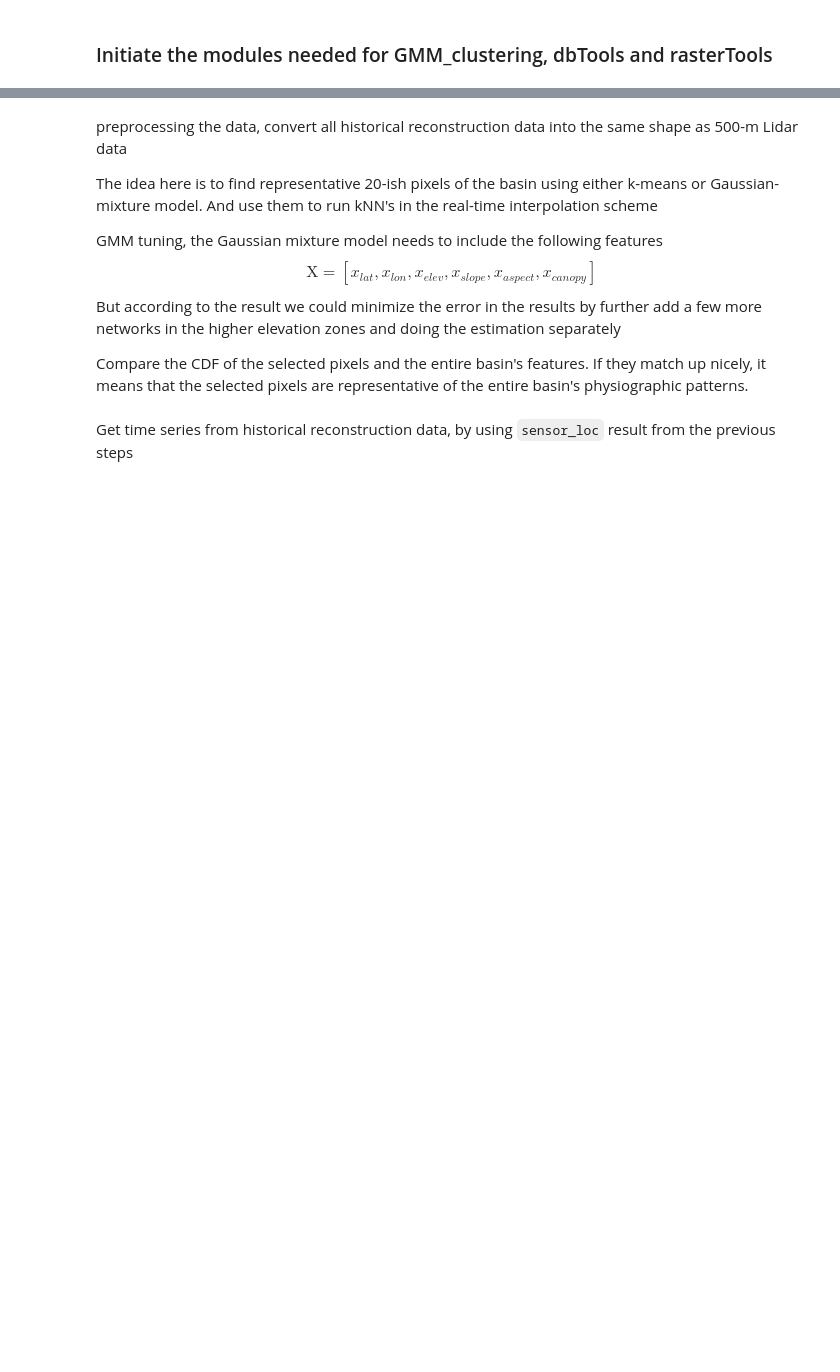
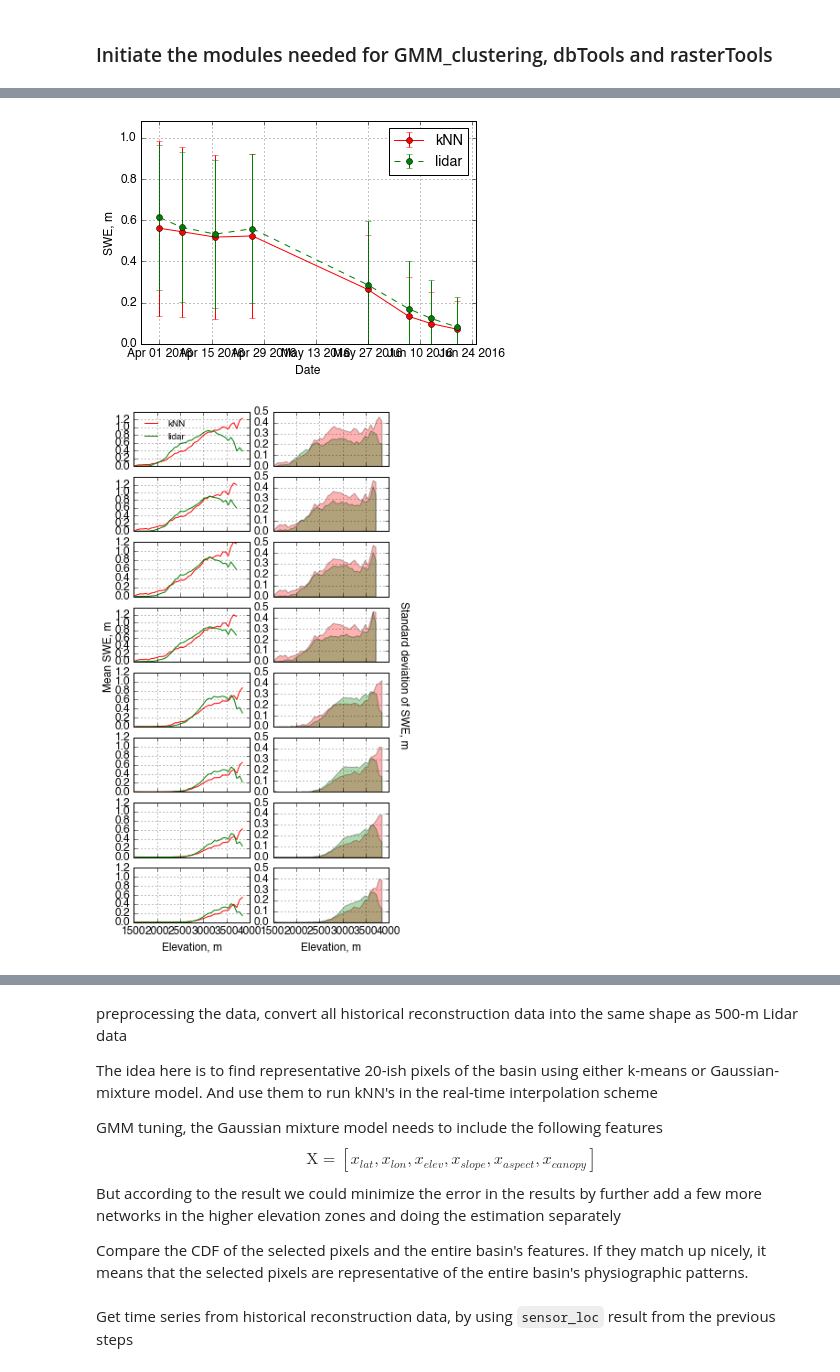
Before and after one commit to zeshi1990/swe_interpolation, a Jupyter notebook: aso_data_kNN_simulation.ipynb, the cells around one changed output, grey strips where cells are left out. Cells and saved outputs as stored; diff of their text form; code cells hidden in the pictures; blank space fills up the shorter version.

```diff
--- a/aso_data_kNN_simulation.ipynb
+++ b/aso_data_kNN_simulation.ipynb
@@ -12,7 +12,20 @@ date_list = {2014:{"Merced":[date(2014, 3, 24),
                              date(2014, 4, 20),
                              date(2014, 4, 28),
                              date(2014, 5, 2),
-                             date(2014, 5, 11)]},
+                             date(2014, 5, 11)],
+                  "Tuolumne_survey": [date(2014, 3, 23),
+                             date(2014, 4, 7),
+                             date(2014, 4, 13),
+                             date(2014, 4, 20),
+                             date(2014, 4, 28),
+                             date(2014, 5, 2),
+                             date(2014, 5, 11)],
+                  "Tuolumne_survey_plus": [date(2014, 3, 24),
+                            date(2014, 4, 6),
+                             date(2014, 4, 14),
+                             date(2014, 4, 29),
+                             date(2014, 5, 3),
+                             date(2014, 5, 12)]},
              2016: {"Tuolumne": [date(2016, 4, 1),
                                  date(2016, 4, 7),
                                  date(2016, 4, 16),
@@ -20,6 +33,22 @@ date_list = {2014:{"Merced":[date(2014, 3, 24),
                                  date(2016, 5, 27),
                                  date(2016, 6, 7),
                                  date(2016, 6, 13),
+                                 date(2016, 6, 20)],
+                   "Tuolumne_survey": [date(2016, 4, 1),
+                                 date(2016, 4, 7),
+                                 date(2016, 4, 16),
+                                 date(2016, 4, 26),
+                                 date(2016, 5, 27),
+                                 date(2016, 6, 7),
+                                 date(2016, 6, 13),
+                                 date(2016, 6, 20)],
+                   "Tuolumne_survey_plus": [date(2016, 4, 1),
+                                 date(2016, 4, 7),
+                                 date(2016, 4, 16),
+                                 date(2016, 4, 26),
+                                 date(2016, 5, 27),
+                                 date(2016, 6, 7),
+                                 date(2016, 6, 13),
                                  date(2016, 6, 20)]}}
 # %% [markdown]
 ### Initiate the modules needed for GMM_clustering, dbTools and rasterTools
@@ -170,0 +291,17 @@ plt.savefig("selected_location_" + self.site_name.lower() + ".pdf", dpi=1000, bb
+# %%
+tb_survey_name = "Tuolumne_survey_plus"
+tb_survey_idx = db.db.geoms_table_to_map_pixel_indices(date_list[2016][tb_survey_name][0].strftime("%Y%m%d"), "sensors",
+                                                      tb_survey_name.lower(), "site_coords", "swe_lidar", tb_survey_name.lower())
+tb_survey_idx = (np.array(tb_survey_idx[:, 0]), np.array(tb_survey_idx[:, 1]))
+tb_survey_plus_knn_swe_regressor_2016 = kNN_swe_regressor(tb_survey_name, 2016, date_list, 30)
+tb_survey_plus_knn_swe_regressor_2016.kNN_feature_construct(tb_survey_idx)
+tb_survey_plus_knn_swe_regressor_2016.load_kNN_data()
+tb_survey_plus_knn_swe_regressor_2016.kNN_predict()
+tb_survey_plus_knn_swe_regressor_2016.kNN_update_est_stats()
+tb_survey_plus_knn_swe_regressor_2016.kNN_update_mean_std()
+tb_survey_plus_knn_swe_regressor_2016.kNN_mean_std_ts()
+tb_survey_plus_knn_swe_regressor_2016.elev_band_mean_std_comparison()
+# tb_survey_plus_knn_swe_regressor_2016.kNN_recon_snodas_vs_lidar()
+# %% [output]
+[figure, added]
+[figure, added]
```
Also changed, not shown: parts of 27 cells of this notebook, 6 other files.
